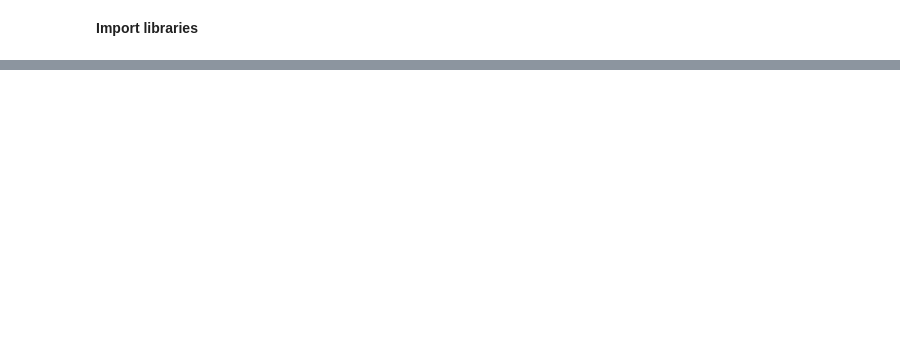
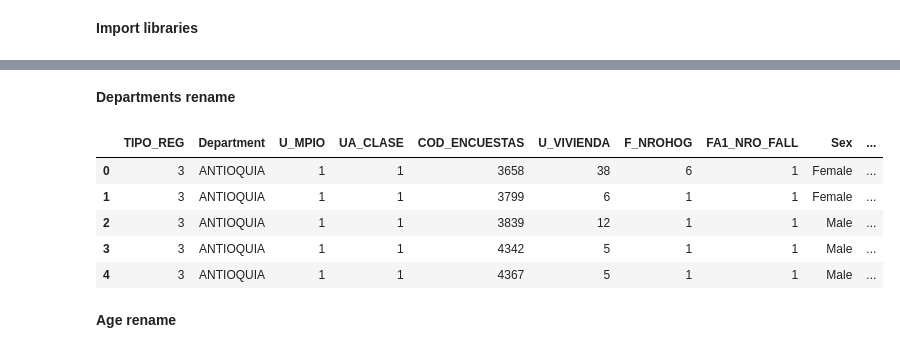
Before and after one commit to iruko14/ColEDA, a Jupyter notebook: data_merge.ipynb, the cells around one changed output, grey strips where cells are left out. Cells and saved outputs as stored; diff of their text form; code cells hidden in the pictures; blank space fills up the shorter version.

```diff
--- a/data_merge.ipynb
+++ b/data_merge.ipynb
@@ -60,0 +157,53 @@ viv_03
+# %% [markdown]
+**Departments rename**
+# %%
+# Define a mapping dictionary
+mapping = {5: 'ANTIOQUIA',
+           8: 'ATLANTICO',
+           11: 'BOGOTA, D.C.',
+           13: 'BOLIVAR',
+           15: 'BOYACA',
+           17 : 'CALDAS',
+           18: 'CAQUETA',
+           19: 'CAUCA',
+           20: 'CESAR',
+           23: 'CORDOBA',
+           25: 'CUNDINAMARCA',
+           27: 'CHOCO',
+           41: 'HUILA',
+           44: 'LA GUAJIRA',
+           47: 'MAGDALENA',
+           50: 'META',
+           52: 'NARIÑO',
+           54: 'NORTE DE SANTANDER',
+           63: 'QUINDIO',
+           66: 'RISARALDA',
+           68: 'SANTANDER',
+           70: 'SUCRE',
+           73: 'TOLIMA',
+           76: 'VALLE DEL CAUCA',
+           81: 'ARAUCA',
+           85: 'CASANARE',
+           86: 'PUTUMAYO',
+           88: 'ARCHIPIELAGO DE SAN ANDRES, PROVIDENCIA Y SANTA CATALINA',
+           91: 'AMAZONAS',
+           94: 'GUAINIA',
+           95: 'GUAVIARE',
+           97: 'VAUPES',
+           99: 'VICHADA'}
+
+# Replace values in 'FA2_SEXO_FALL' column using the mapping
+fall_df['U_DPTO'] = fall_df['U_DPTO'].replace(mapping)
+
+# Column rename
+fall_df = fall_df.rename(columns={'U_DPTO': 'Department'})
+fall_df.head(5)
+# %% [output]
+|  | TIPO_REG | Department | U_MPIO | UA_CLASE | COD_ENCUESTAS | U_VIVIENDA | F_NROHOG | FA1_NRO_FALL | Sex | ... |
+| 0 | 3 | ANTIOQUIA | 1 | 1 | 3658 | 38 | 6 | 1 | Female | ... |
+| 1 | 3 | ANTIOQUIA | 1 | 1 | 3799 | 6 | 1 | 1 | Female | ... |
+| 2 | 3 | ANTIOQUIA | 1 | 1 | 3839 | 12 | 1 | 1 | Male | ... |
+| 3 | 3 | ANTIOQUIA | 1 | 1 | 4342 | 5 | 1 | 1 | Male | ... |
+| 4 | 3 | ANTIOQUIA | 1 | 1 | 4367 | 5 | 1 | 1 | Male | ... |
+# %% [markdown]
+**Age rename**
```
Also changed, not shown: parts of 44 cells of this notebook, 1 other file.
